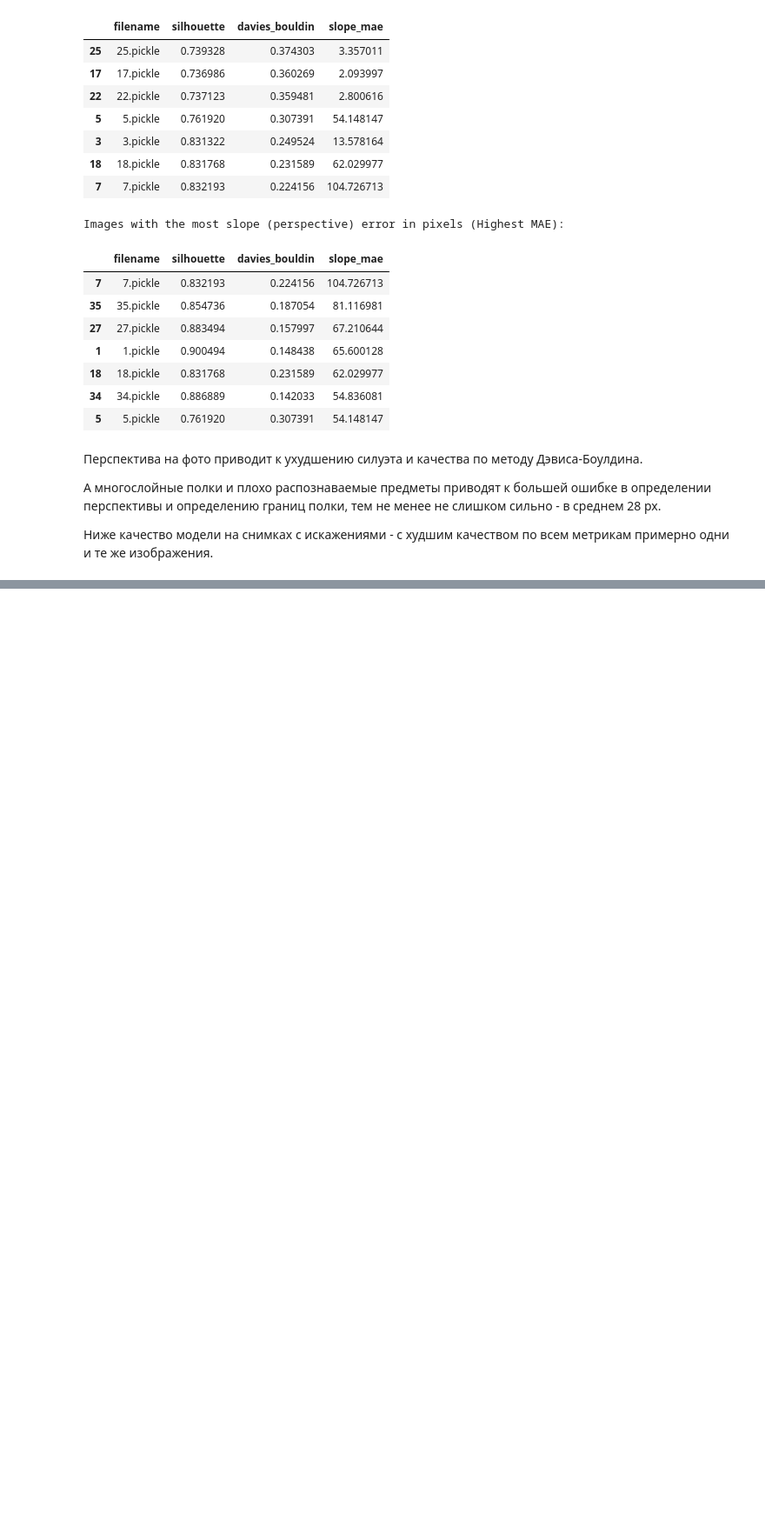
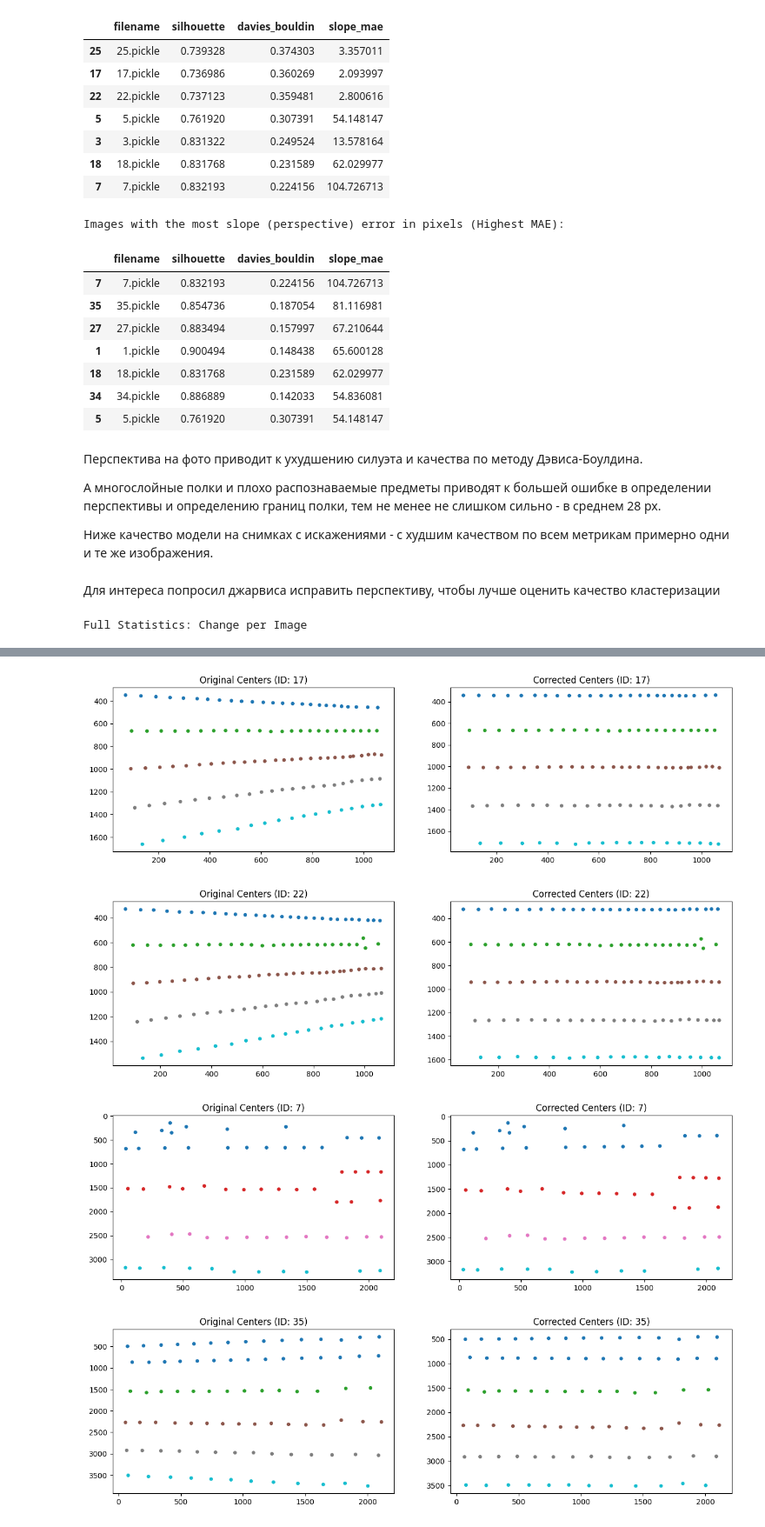
Before and after one commit to e1turin/ML_2026, a Jupyter notebook: hw2/turin_ivan_hw2.ipynb, the cells around one changed output, grey strips where cells are left out. Shown at 87% size. Drawn from its saved outputs; the diff is of its cells as text; code cells hidden in the pictures; blank space fills up the shorter version.

Commit message:
fix perspective on image by jarvis

```diff
--- a/hw2/turin_ivan_hw2.ipynb
+++ b/hw2/turin_ivan_hw2.ipynb
@@ -305,3 +305,5 @@ Images with the most slope (perspective) error in pixels (Highest MAE):
 А многослойные полки и плохо распознаваемые предметы приводят к большей ошибке в определении перспективы и определению границ полки, тем не менее не слишком сильно - в среднем 28 px.
 
 Ниже качество модели на снимках с искажениями - с худшим качеством по всем метрикам примерно одни и те же изображения.
+# %% [markdown]
+Для интереса попросил джарвиса исправить перспективу, чтобы лучше оценить качество кластеризации
@@ -307,0 +344,69 @@ Images with the most slope (perspective) error in pixels (Highest MAE):
+# %%
+# 1. Calculation logic
+all_results = []
+for fname in natsorted(data.keys()):
+    content = data[fname]
+    bboxes, img_size = content["bboxes"], content["img_size"]
+    if not bboxes:
+        continue
+
+    labels = divide_by_shelfs(bboxes, img_size)
+    sil_orig, db_orig, mae_orig = evaluate_shelf_clustering(bboxes, labels)
+
+    corr_bboxes = correct_perspective_per_shelf(bboxes, labels)
+    sil_corr, db_corr, mae_corr = evaluate_shelf_clustering(corr_bboxes, labels)
+
+    all_results.append(
+        {
+            "filename": fname,
+            "Sil_Orig": sil_orig,
+            "Sil_Corr": sil_corr,
+            "Sil_Diff": sil_corr - sil_orig,
+            "DB_Orig": db_orig,
+            "DB_Corr": db_corr,
+            "DB_Diff": db_corr - db_orig,
+        }
+    )
+
+df_full = pd.DataFrame(all_results)
+
+print("Full Statistics: Change per Image")
+# Sil_Diff: Positive is green (Good). DB_Diff: Negative is green (Good).
+display(
+    df_full#.style.format(precision=4)
+    # .background_gradient(subset=["Sil_Diff"], cmap="RdYlGn", vmin=-0.1, vmax=0.1)
+    # .background_gradient(subset=["DB_Diff"], cmap="RdYlGn_r", vmin=-0.1, vmax=0.1)
+)
+
+# 2. Visualization for specific IDs
+viz_ids = [17, 22, 7, 35]
+for vid in viz_ids:
+    fname = f"{vid}.pickle"
+    if fname not in data:
+        continue
+    content = data[fname]
+    lbls = divide_by_shelfs(content["bboxes"], content["img_size"])
+    corr = correct_perspective_per_shelf(content["bboxes"], lbls)
+
+    fig, (ax1, ax2) = plt.subplots(1, 2, figsize=(15, 4))
+    ax1.scatter(
+        [(b[0] + b[2]) / 2 for b in content["bboxes"]],
+        [(b[1] + b[3]) / 2 for b in content["bboxes"]],
+        c=lbls,
+        cmap="tab10",
+        s=15,
+    )
+    ax1.set_title(f"Original Centers (ID: {vid})")
+    ax1.invert_yaxis()
+    ax2.scatter(
+        [(b[0] + b[2]) / 2 for b in corr],
+        [(b[1] + b[3]) / 2 for b in corr],
+        c=lbls,
+        cmap="tab10",
+        s=15,
+    )
+    ax2.set_title(f"Corrected Centers (ID: {vid})")
+    ax2.invert_yaxis()
+    plt.show()
+# %% [output]
+Full Statistics: Change per Image
@@ -307,0 +430,4 @@ Images with the most slope (perspective) error in pixels (Highest MAE):
+[figure, added]
+[figure, added]
+[figure, added]
+[figure, added]
```
Also changed, not shown: parts of 3 cells of this notebook.
